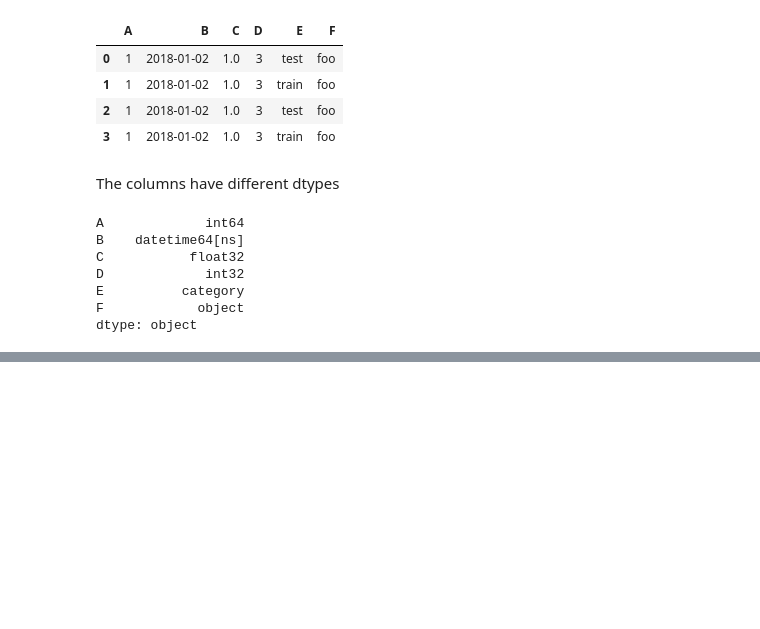
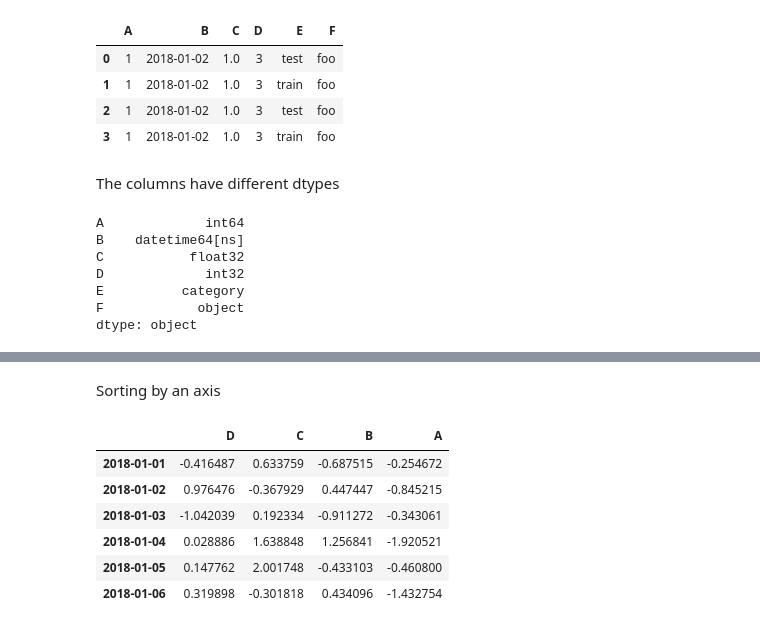
Before and after one commit to Guilehm/notebooks, a Jupyter notebook: basics_of_pandas.ipynb, the cells around one changed output, grey strips where cells are left out. Saved outputs shown, nothing was run; the diff lists cells and outputs as text; code cells hidden in the pictures; blank space fills up the shorter version.

```diff
--- a/basics_of_pandas.ipynb
+++ b/basics_of_pandas.ipynb
@@ -73,0 +107,12 @@ dtype: object
+# %% [markdown]
+Sorting by an axis
+# %%
+df.sort_index(axis=1, ascending=False)
+# %% [output]
+|  | D | C | B | A |
+| 2018-01-01 | -0.416487 | 0.633759 | -0.687515 | -0.254672 |
+| 2018-01-02 | 0.976476 | -0.367929 | 0.447447 | -0.845215 |
+| 2018-01-03 | -1.042039 | 0.192334 | -0.911272 | -0.343061 |
+| 2018-01-04 | 0.028886 | 1.638848 | 1.256841 | -1.920521 |
+| 2018-01-05 | 0.147762 | 2.001748 | -0.433103 | -0.460800 |
+| 2018-01-06 | 0.319898 | -0.301818 | 0.434096 | -1.432754 |
```
Also changed, not shown: parts of 43 cells of this notebook.
